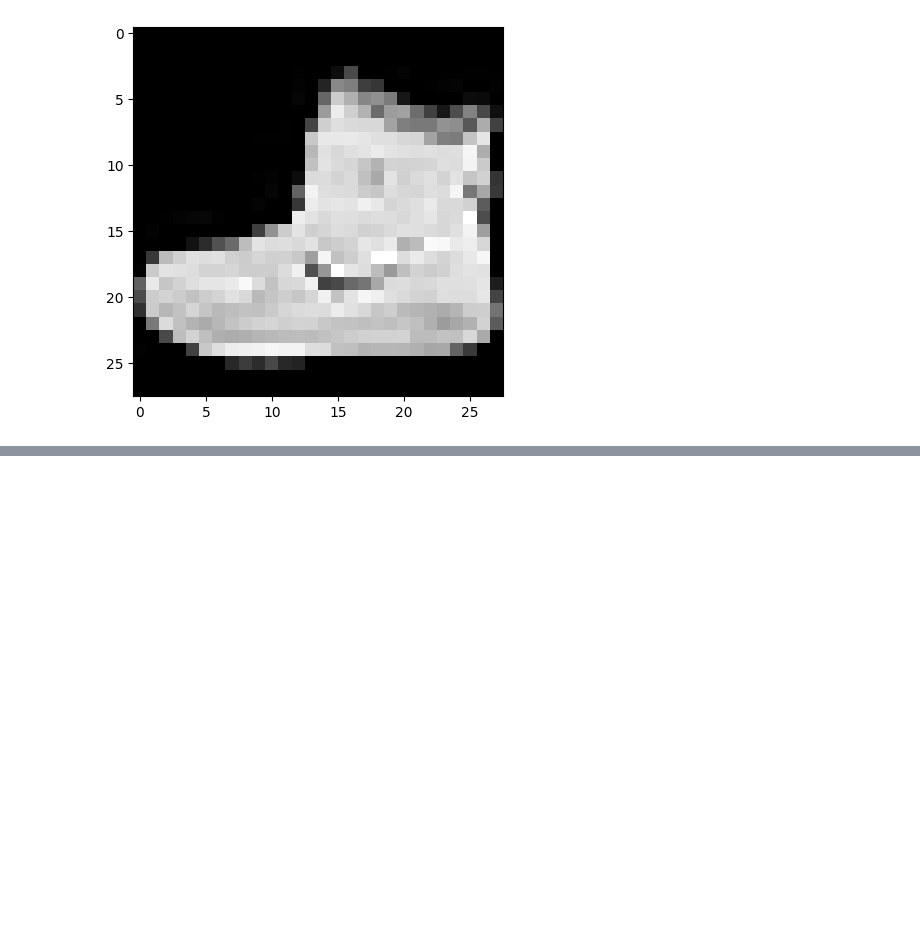
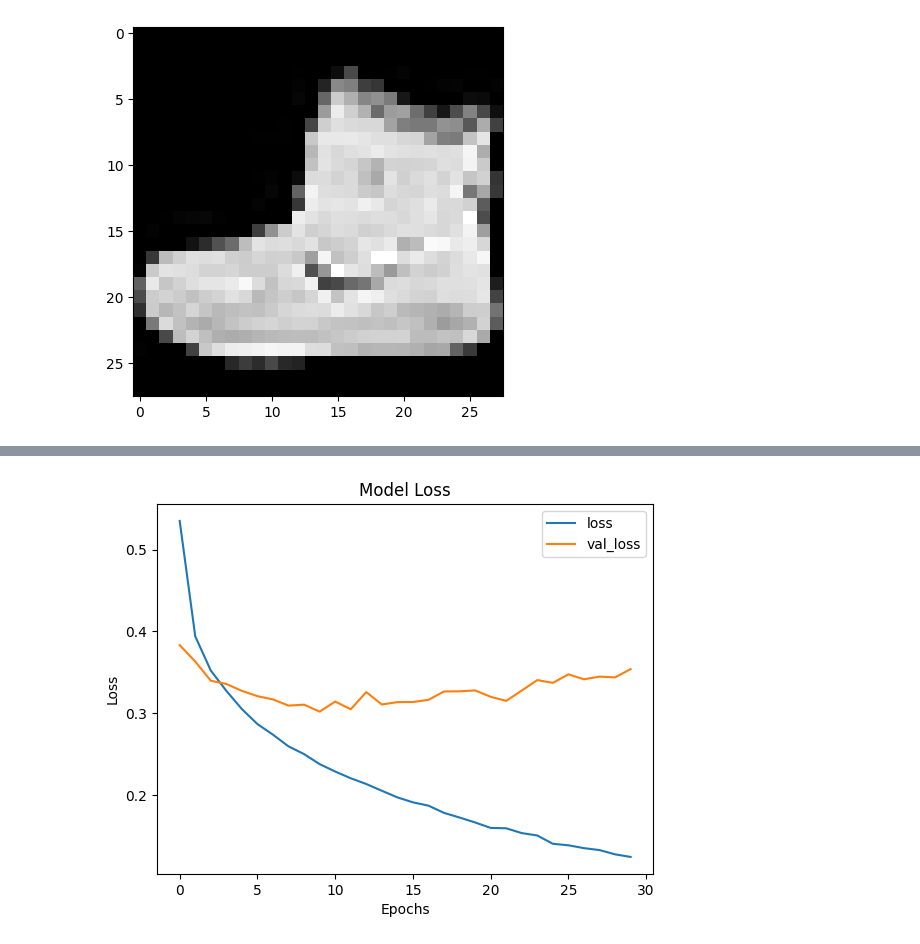
Before and after one commit to bhowad-akash/Data-Analysis-with-Pandas, a Jupyter notebook: Simple_Image_Classifier_using_MLPs.ipynb, the cells around one changed output, grey strips where cells are left out. Saved outputs shown, nothing was run; the diff lists cells and outputs as text; code cells hidden in the pictures; blank space fills up the shorter version.

```diff
--- a/Simple_Image_Classifier_using_MLPs.ipynb
+++ b/Simple_Image_Classifier_using_MLPs.ipynb
@@ -116,0 +190,11 @@ model.evaluate(x_test, y_test)
+# %%
+#Plotting Training and Validation Loss (Batch-Normalisation)
+plt.plot(model_history.history['loss'])
+plt.plot(model_history.history['val_loss'])
+plt.title('Model Loss')
+plt.xlabel('Epochs')
+plt.ylabel('Loss')
+plt.legend(['loss', 'val_loss'], loc='upper right')
+plt.show()
+# %% [output]
+[figure, added]
```
Also changed, not shown: parts of 19 cells of this notebook.
